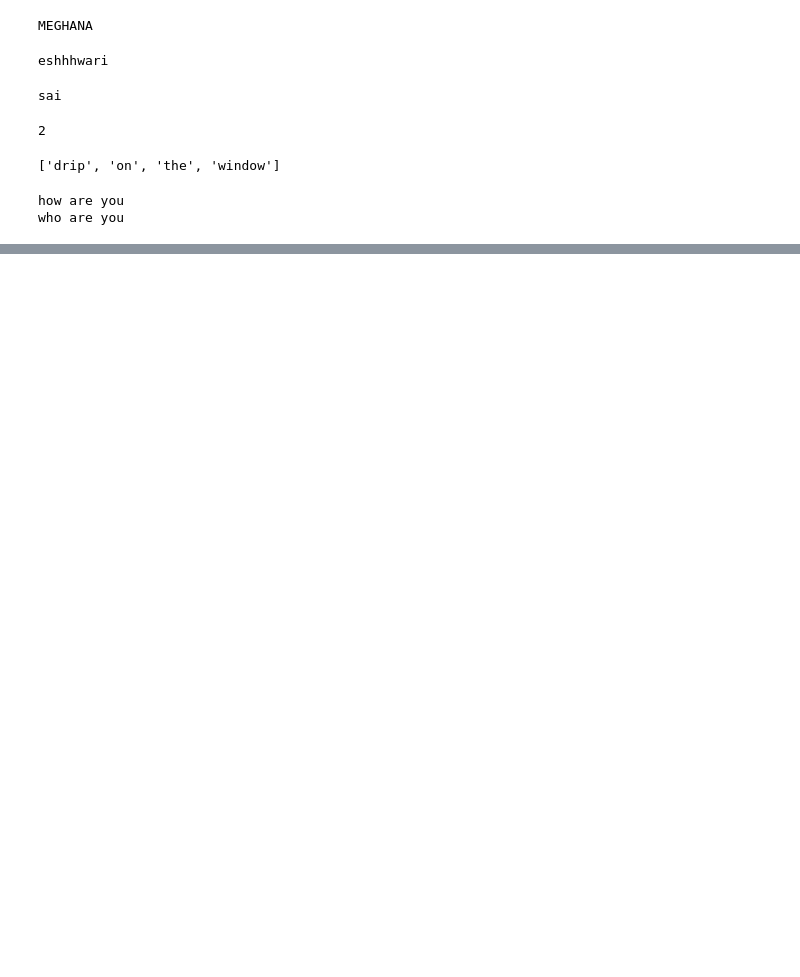
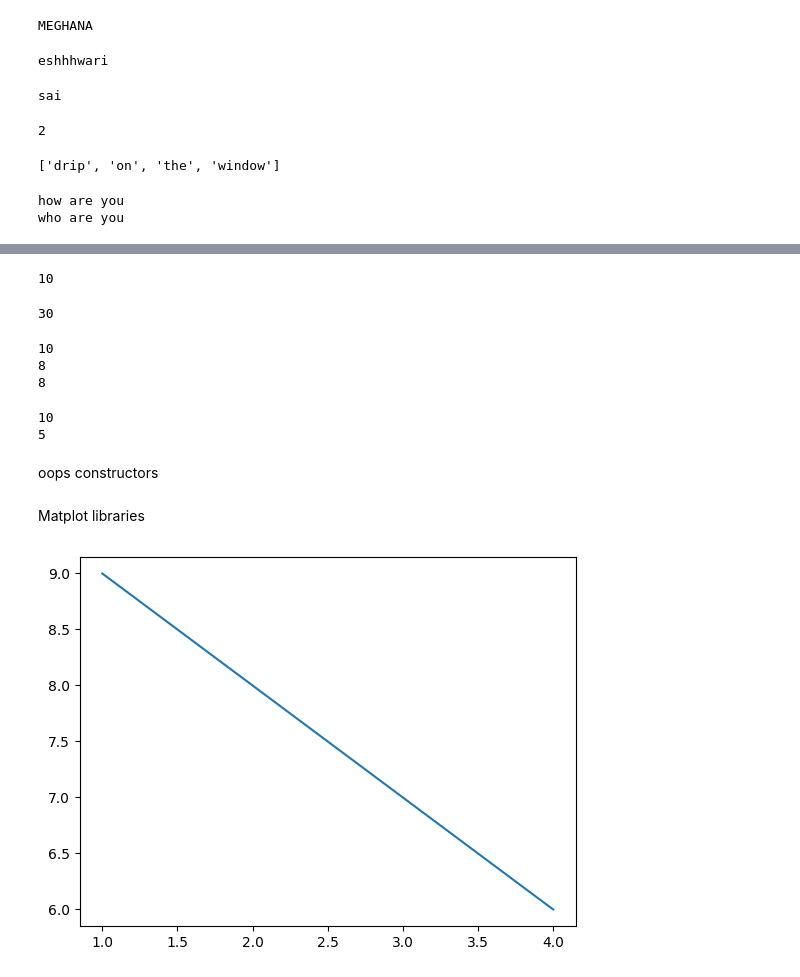
Before and after one commit to Meghana-Molleti/datascience, a Jupyter notebook: Untitled1.ipynb, the cells around one changed output, grey strips where cells are left out. Drawn from its saved outputs; the diff is of its cells as text; code cells hidden in the pictures; blank space fills up the shorter version.

```diff
--- a/Untitled1.ipynb
+++ b/Untitled1.ipynb
@@ -363,0 +999,37 @@ who are you
+# %%
+from megha import z
+me
+print(z)
+me(10,20)
+# %% [output]
+10
+30
+# %%
+from megha import *
+print(z)
+me(3,5)
+sai(4,2)
+# %% [output]
+10
+8
+8
+# %%
+from megha import z as x
+from megha import me as add
+print(x)
+add(2,3)
+# %% [output]
+10
+5
+# %% [markdown]
+oops constructors
+# %% [markdown]
+Matplot libraries
+# %%
+import matplotlib.pyplot as plt
+x = [1,2,3,4]
+y = [9,8,7,6]
+plt.plot(x,y)
+plt.show()
+# %% [output]
+[figure, added]
```
Also changed, not shown: parts of 126 cells of this notebook.
